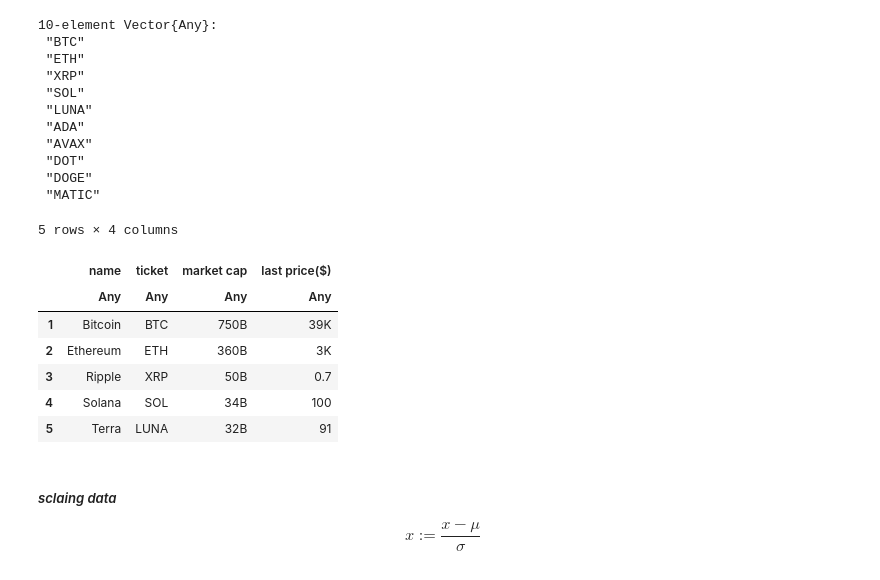
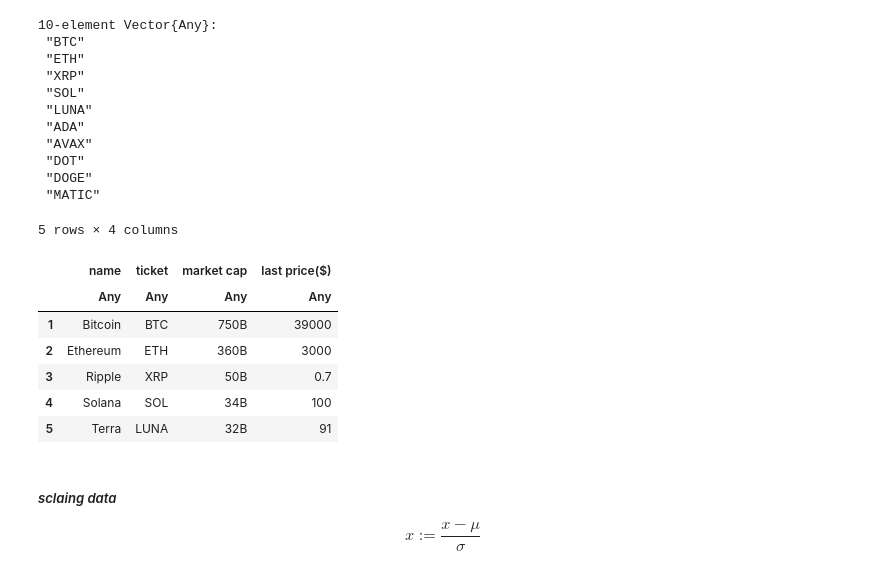
Before and after one commit to narges8k/Data-Science-and-HPC, a Jupyter notebook: Exercises/Project2/Project2.ipynb, the cells around one changed output. Saved outputs shown, nothing was run; the diff lists cells and outputs as text; code cells hidden in the pictures.

```diff
--- a/Exercises/Project2/Project2.ipynb
+++ b/Exercises/Project2/Project2.ipynb
@@ -35,19 +36,19 @@ dff.ticket
  "MATIC"
 # %%
 selected_rows = findall(x->x ∈ sort(dff."market cap", rev=true)[1:5], dff."market cap")
-top_five=df[selected_rows,:]
+top_five=dff[selected_rows,:]
 for i in top_five."last price(\$)"
     if typeof(i) == String && contains(i, "K") == true
         replace!(top_five."last price(\$)", i=>parse(Int, chop(i))*1000)
     end
 end
 top_five
 # %% [output]
 5 rows × 4 columns
 |  | name | ticket | market cap | last price($) |
 |  | Any | Any | Any | Any |
-| 1 | Bitcoin | BTC | 750B | 39K |
-| 2 | Ethereum | ETH | 360B | 3K |
+| 1 | Bitcoin | BTC | 750B | 39000 |
+| 2 | Ethereum | ETH | 360B | 3000 |
 | 3 | Ripple | XRP | 50B | 0.7 |
 | 4 | Solana | SOL | 34B | 100 |
 | 5 | Terra | LUNA | 32B | 91 |
```
Also changed, not shown: parts of 22 cells of this notebook, 1 other file.
